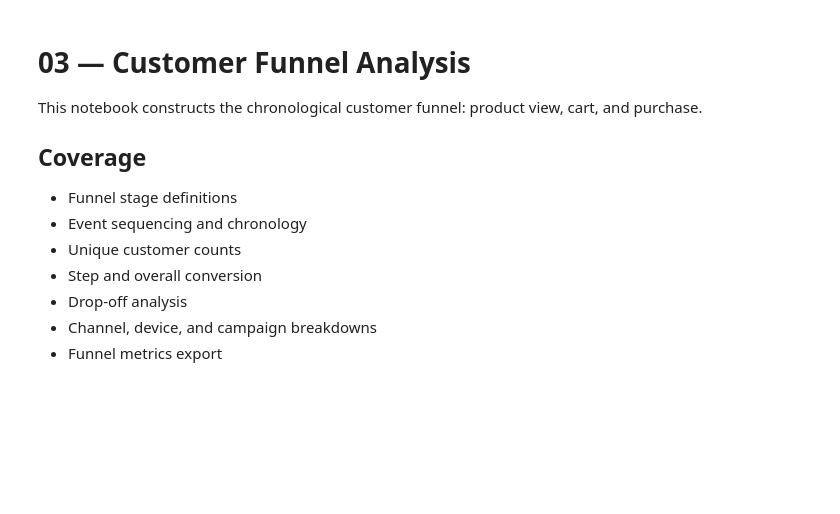
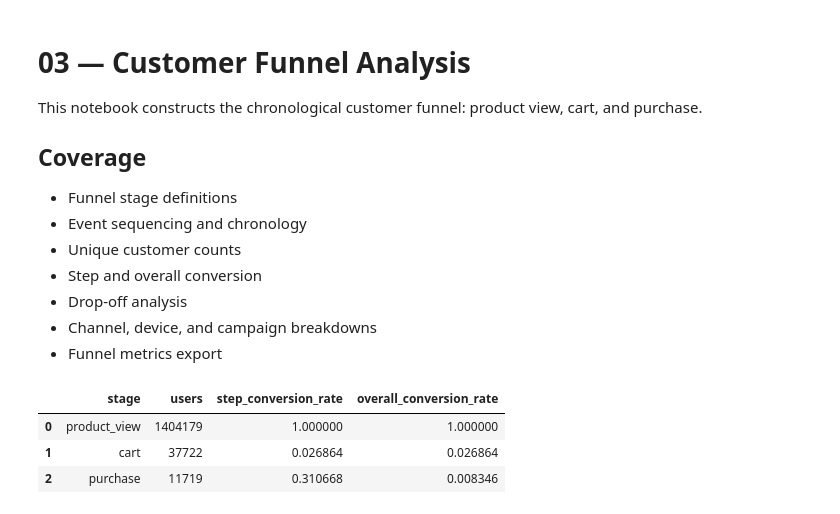
Before and after one commit to essiebx/e-commerce-conversion-customer-funnel-analysis, a Jupyter notebook: notebooks/03_customer_funnel_analysis.ipynb, the cells around one changed output. Cells and saved outputs as stored; diff of their text form; code cells hidden in the pictures; blank space fills up the shorter version.

```diff
--- a/notebooks/03_customer_funnel_analysis.ipynb
+++ b/notebooks/03_customer_funnel_analysis.ipynb
@@ -13,66 +13,37 @@ This notebook constructs the chronological customer funnel: product view, cart,
 - Funnel metrics export
 # %%
 from pathlib import Path
-
 import pandas as pd
-import matplotlib.pyplot as plt
 
 ROOT = Path.cwd()
 if not (ROOT / "data").exists() and (ROOT.parent / "data").exists():
     ROOT = ROOT.parent
 
 DATA_PATH = ROOT / "data" / "processed" / "ecommerce_funnel_events_clean.csv"
 if not DATA_PATH.exists():
-    DATA_PATH = ROOT / "data" / "ecommerce_funnel_events.csv"
-REPORTS_PATH = ROOT / "reports"
-REPORTS_PATH.mkdir(parents=True, exist_ok=True)
-
-if not DATA_PATH.exists():
-    raise FileNotFoundError(f"Clean or normalized dataset not found: {DATA_PATH}")
+    raise FileNotFoundError("Run the real-data pipeline first")
 
 df = pd.read_csv(DATA_PATH)
 df["event_timestamp"] = pd.to_datetime(df["event_timestamp"], utc=True, errors="coerce")
-df = df.sort_values(["user_id", "event_timestamp"])
-
 STAGES = ["product_view", "cart", "purchase"]
 counts = df.groupby("stage")["user_id"].nunique().reindex(STAGES)
 
 rows = []
 for i, stage in enumerate(STAGES):
     users = int(counts[stage])
     previous = users if i == 0 else int(counts[STAGES[i - 1]])
-    overall = users / int(counts[STAGES[0]]) if counts[STAGES[0]] else 0.0
-    drop_off = 0 if i == 0 else previous - users
     rows.append({
         "stage": stage,
         "users": users,
         "step_conversion_rate": 1.0 if i == 0 else users / previous if previous else 0.0,
-        "overall_conversion_rate": overall,
-        "drop_off_users": drop_off,
-        "drop_off_rate": 0.0 if i == 0 else drop_off / previous if previous else 0.0,
+        "overall_conversion_rate": users / int(counts.iloc[0]) if counts.iloc[0] else 0.0,
     })
 
 funnel = pd.DataFrame(rows)
 display(funnel)
-
-segment_columns = [column for column in ["channel", "device", "campaign"] if column in df.columns]
-segment_summary = (
-    df.pivot_table(index=segment_columns + ["stage"], values="user_id", aggfunc="nunique", fill_value=0)
-    .reset_index()
-    .rename(columns={"user_id": "users"})
-    if segment_columns
-    else pd.DataFrame(columns=["stage", "users"])
-)
-
-fig, ax = plt.subplots(figsize=(8, 5))
-ax.barh(funnel["stage"], funnel["users"], color=["#4C78A8", "#F2CF5B", "#59A14F"])
-ax.invert_yaxis()
-ax.set_title("Customer Funnel — Unique Users")
-ax.set_xlabel("Unique users")
-plt.tight_layout()
-plt.savefig(REPORTS_PATH / "funnel_analysis.png", dpi=150)
-plt.show()
-
-funnel.to_csv(REPORTS_PATH / "funnel_summary.csv", index=False)
-segment_summary.to_csv(REPORTS_PATH / "segment_summary.csv", index=False)
-display(segment_summary.head(30))
+funnel.to_csv(ROOT / "reports" / "funnel_summary.csv", index=False)
+# %% [output]
+|  | stage | users | step_conversion_rate | overall_conversion_rate |
+| 0 | product_view | 1404179 | 1.000000 | 1.000000 |
+| 1 | cart | 37722 | 0.026864 | 0.026864 |
+| 2 | purchase | 11719 | 0.310668 | 0.008346 |
```
Also changed, not shown: 27 other files.
